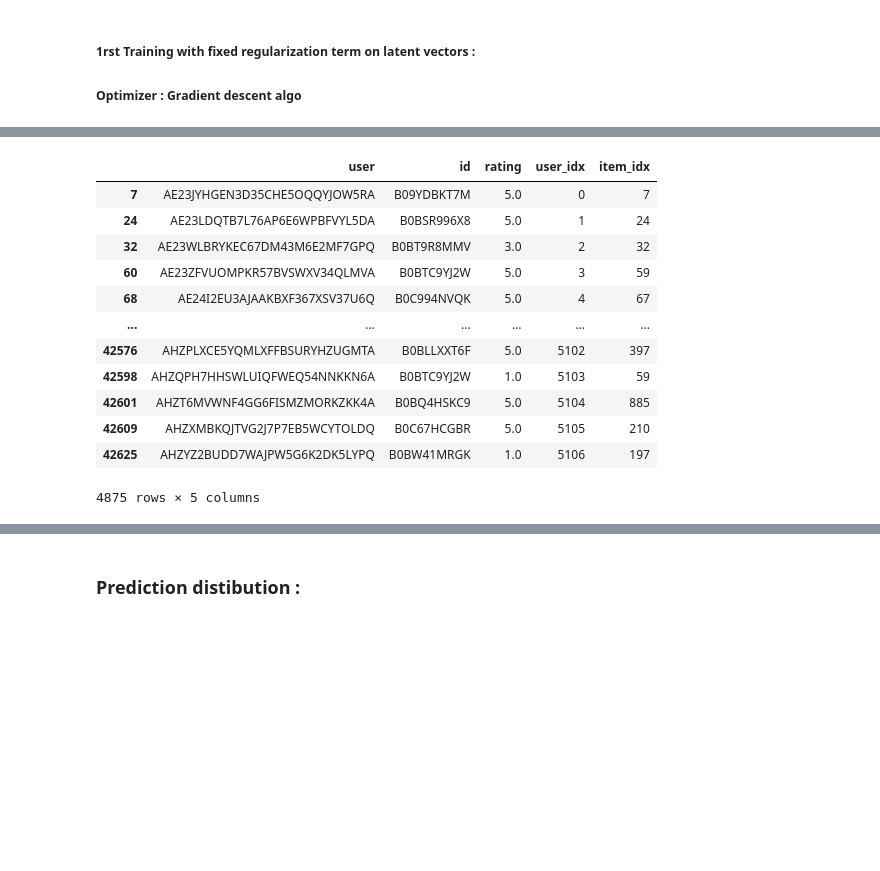
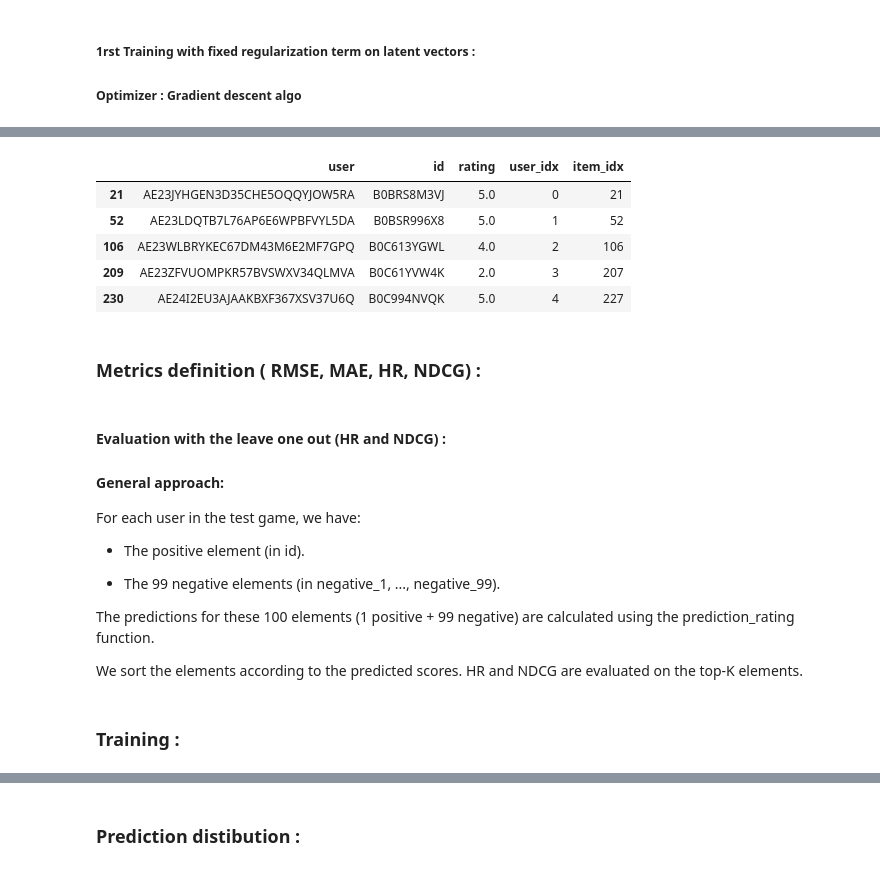
Before and after one commit to arazig/Advanced-ML-project, a Jupyter notebook: Matrix_Factorization.ipynb, the cells around one changed output, grey strips where cells are left out. Saved outputs shown, nothing was run; the diff lists cells and outputs as text; code cells hidden in the pictures; blank space fills up the shorter version.

```diff
--- a/Matrix_Factorization.ipynb
+++ b/Matrix_Factorization.ipynb
@@ -58,7 +61,7 @@ import matplotlib.pyplot as plt
 
 # Example of the 'ratings' DataFrame
 #
-df_recommendation = pd.read_csv("base de donnée_20_20.csv")
+df_recommendation = pd.read_csv("data/base de donnée_20_20.csv")
 ratings = df_recommendation[['user', 'id', 'rating']]
 
 # Create user-item interaction matrix
@@ -131,16 +127,9 @@ train_data
 # %%
-test_data
+test_data.head(5)
 # %% [output]
 |  | user | id | rating | user_idx | item_idx |
-| 7 | AE23JYHGEN3D35CHE5OQQYJOW5RA | B09YDBKT7M | 5.0 | 0 | 7 |
-| 24 | AE23LDQTB7L76AP6E6WPBFVYL5DA | B0BSR996X8 | 5.0 | 1 | 24 |
-| 32 | AE23WLBRYKEC67DM43M6E2MF7GPQ | B0BT9R8MMV | 3.0 | 2 | 32 |
-| 60 | AE23ZFVUOMPKR57BVSWXV34QLMVA | B0BTC9YJ2W | 5.0 | 3 | 59 |
-| 68 | AE24I2EU3AJAAKBXF367XSV37U6Q | B0C994NVQK | 5.0 | 4 | 67 |
-| ... | ... | ... | ... | ... | ... |
-| 42576 | AHZPLXCE5YQMLXFFBSURYHZUGMTA | B0BLLXXT6F | 5.0 | 5102 | 397 |
-| 42598 | AHZQPH7HHSWLUIQFWEQ54NNKKN6A | B0BTC9YJ2W | 1.0 | 5103 | 59 |
-| 42601 | AHZT6MVWNF4GG6FISMZMORKZKK4A | B0BQ4HSKC9 | 5.0 | 5104 | 885 |
-| 42609 | AHZXMBKQJTVG2J7P7EB5WCYTOLDQ | B0C67HCGBR | 5.0 | 5105 | 210 |
-| 42625 | AHZYZ2BUDD7WAJPW5G6K2DK5LYPQ | B0BW41MRGK | 1.0 | 5106 | 197 |
+| 21 | AE23JYHGEN3D35CHE5OQQYJOW5RA | B0BRS8M3VJ | 5.0 | 0 | 21 |
+| 52 | AE23LDQTB7L76AP6E6WPBFVYL5DA | B0BSR996X8 | 5.0 | 1 | 52 |
+| 106 | AE23WLBRYKEC67DM43M6E2MF7GPQ | B0C613YGWL | 4.0 | 2 | 106 |
+| 209 | AE23ZFVUOMPKR57BVSWXV34QLMVA | B0C61YVW4K | 2.0 | 3 | 207 |
+| 230 | AE24I2EU3AJAAKBXF367XSV37U6Q | B0C994NVQK | 5.0 | 4 | 227 |
-4875 rows × 5 columns
@@ -163,0 +136,2 @@ def evaluate_model(test_data, P, Q, verbose = False):
+# %% [markdown]
+### **Metrics definition ( RMSE, MAE, HR, NDCG) :**
@@ -163,0 +156,13 @@ def evaluate_model(test_data, P, Q, verbose = False):
+# %% [markdown]
+####    **Evaluation with the leave one out (HR and NDCG) :**
+#### General approach:
+
+For each user in the test game, we have:
+
+- The positive element (in id).
+
+- The 99 negative elements (in negative_1, ..., negative_99).
+
+The predictions for these 100 elements (1 positive + 99 negative) are calculated using the prediction_rating function.
+
+We sort the elements according to the predicted scores. HR and NDCG are evaluated on the top-K elements.
@@ -164,3 +246,5 @@ def evaluate_model(test_data, P, Q, verbose = False):
+# %% [markdown]
+### **Training :**
 # %%
 
 # Hyperparameters
```
Also changed, not shown: parts of 16 cells of this notebook, 8 other files.
